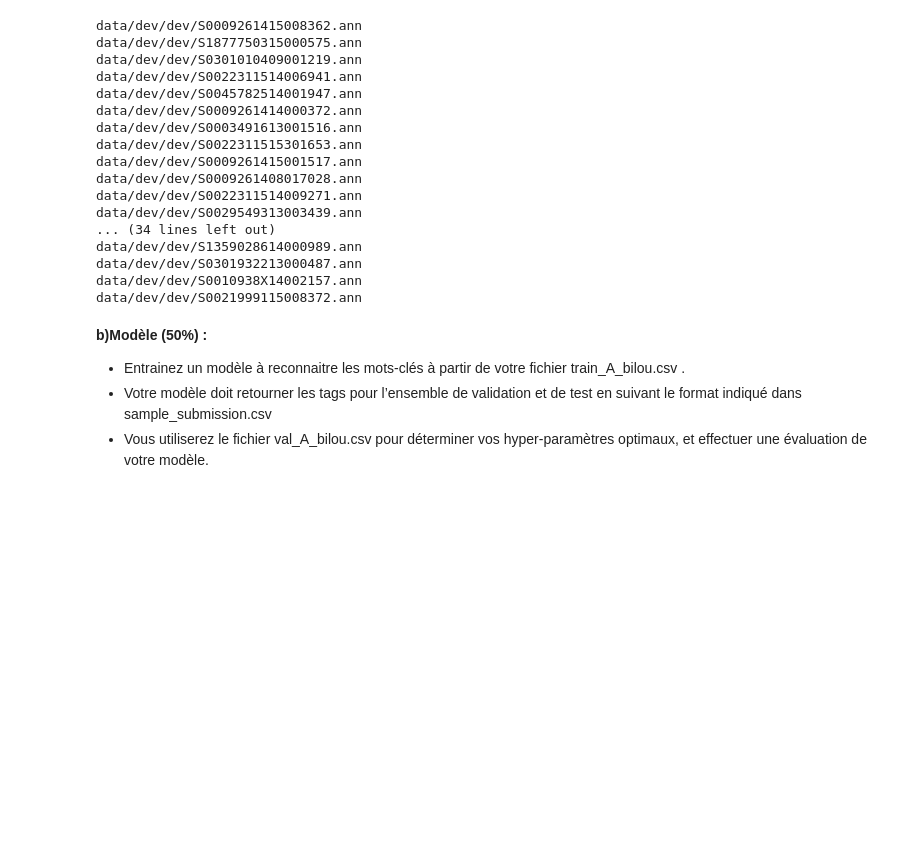
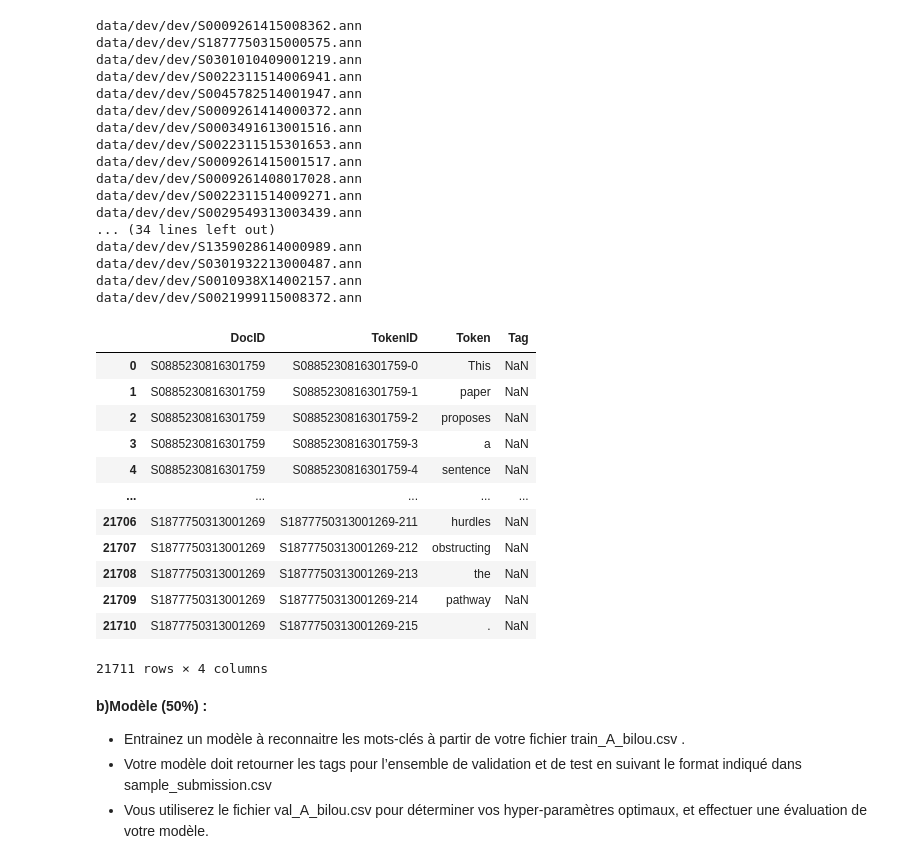
Before and after one commit to nabil-dbz/INF8460, a Jupyter notebook: TP3/inf8460_A21_TP3_squelette.ipynb, the cells around one changed output. Cells and saved outputs as stored; diff of their text form; code cells hidden in the pictures; blank space fills up the shorter version.

```diff
--- a/TP3/inf8460_A21_TP3_squelette.ipynb
+++ b/TP3/inf8460_A21_TP3_squelette.ipynb
@@ -261,6 +248,22 @@ data/dev/dev/S1359028614000989.ann
 data/dev/dev/S0301932213000487.ann
 data/dev/dev/S0010938X14002157.ann
 data/dev/dev/S0021999115008372.ann
+# %%
+test_csv
+# %% [output]
+|  | DocID | TokenID | Token | Tag |
+| 0 | S0885230816301759 | S0885230816301759-0 | This | NaN |
+| 1 | S0885230816301759 | S0885230816301759-1 | paper | NaN |
+| 2 | S0885230816301759 | S0885230816301759-2 | proposes | NaN |
+| 3 | S0885230816301759 | S0885230816301759-3 | a | NaN |
+| 4 | S0885230816301759 | S0885230816301759-4 | sentence | NaN |
+| ... | ... | ... | ... | ... |
+| 21706 | S1877750313001269 | S1877750313001269-211 | hurdles | NaN |
+| 21707 | S1877750313001269 | S1877750313001269-212 | obstructing | NaN |
+| 21708 | S1877750313001269 | S1877750313001269-213 | the | NaN |
+| 21709 | S1877750313001269 | S1877750313001269-214 | pathway | NaN |
+| 21710 | S1877750313001269 | S1877750313001269-215 | . | NaN |
+21711 rows × 4 columns
 # %% [markdown]
 __b)Modèle (50%) :__
 - Entrainez un modèle à reconnaitre les mots-clés à partir de votre fichier train_A_bilou.csv .
```
Also changed, not shown: parts of 63 cells of this notebook, 2 other files.
